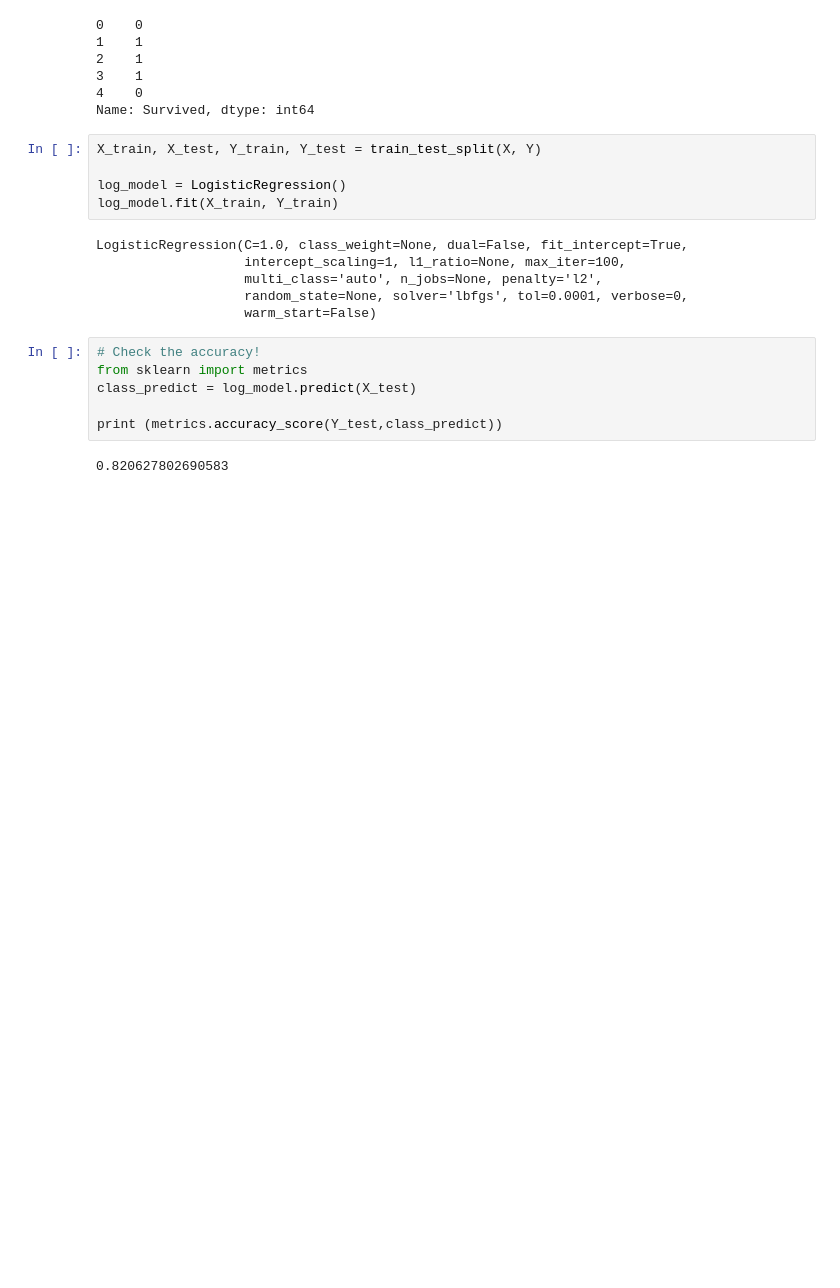
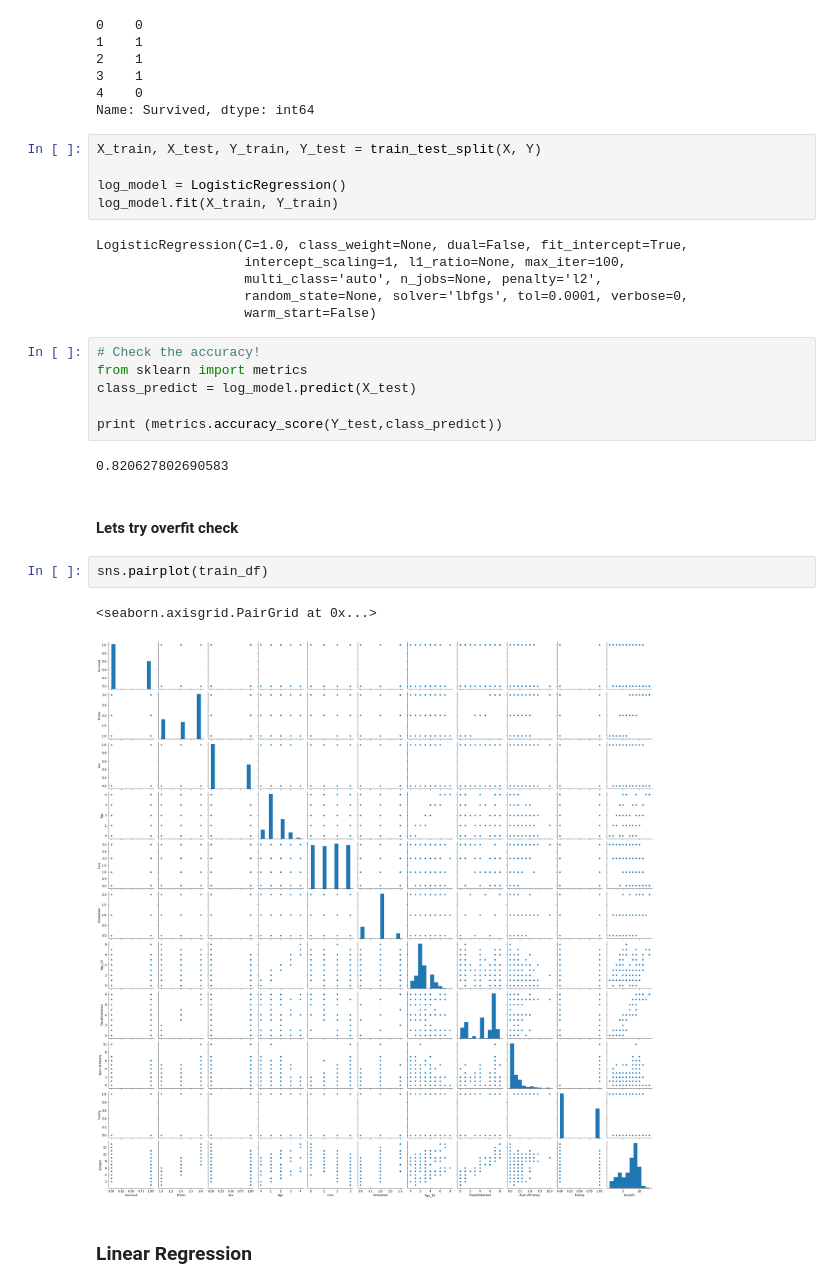
Before and after one commit to lonj7798/Learning-Python-for-Data-Analysis-and-Visualization, a Jupyter notebook: For fun/Titanic review.ipynb, the cells around one changed output. Saved outputs shown, nothing was run; the diff lists cells and outputs as text; blank space fills up the shorter version.

```diff
--- a/For fun/Titanic review.ipynb
+++ b/For fun/Titanic review.ipynb
@@ -531,3 +531,12 @@ class_predict = log_model.predict(X_test)
 print (metrics.accuracy_score(Y_test,class_predict))
 # %% [output]
 0.820627802690583
+# %% [markdown]
+#### Lets try overfit check
+# %%
+sns.pairplot(train_df)
+# %% [output]
+<seaborn.axisgrid.PairGrid at 0x...>
+[figure, added]
+# %% [markdown]
+### Linear Regression
```
Also changed, not shown: parts of 1 cell of this notebook.
